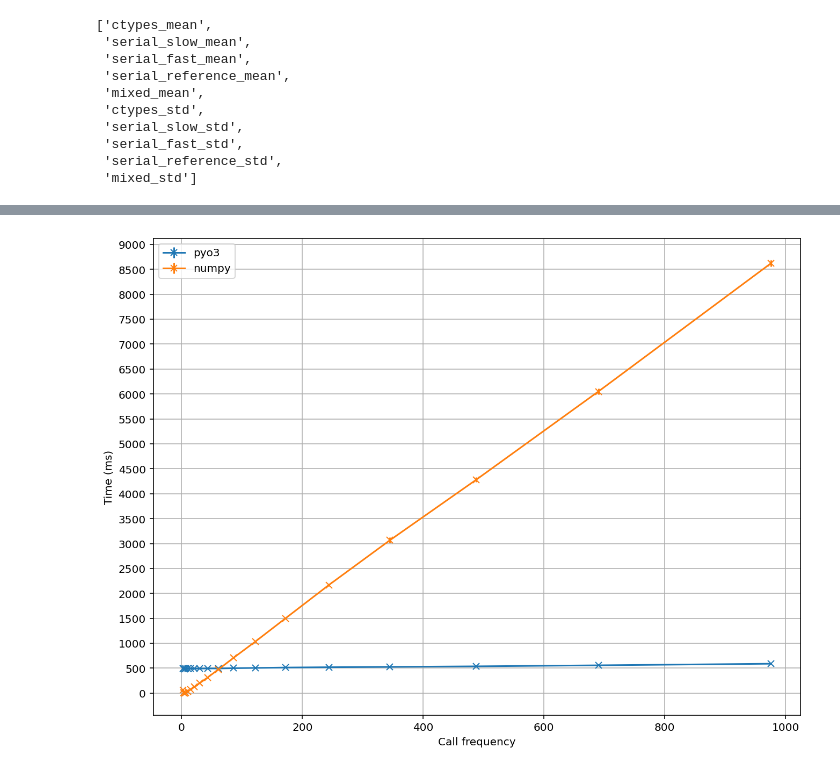
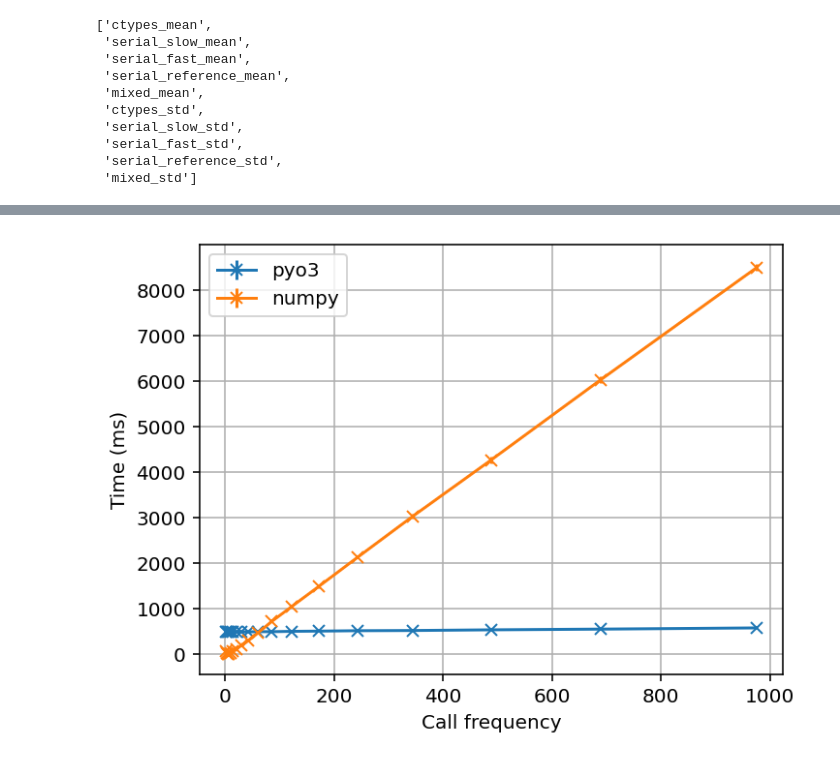
Before and after one commit to isinyaaa/python-ffi, a Jupyter notebook: plots.ipynb, the cells around one changed output, grey strips where cells are left out. Drawn from its saved outputs; the diff is of its cells as text; code cells hidden in the pictures.

```diff
--- a/plots.ipynb
+++ b/plots.ipynb
@@ -249,18 +249,18 @@ chunked std
 # %%
-plt.figure(figsize=(len(ustd['numpy']['x'])*0.6, 8), dpi=144)
+plt.figure(figsize=(len(ustd['numpy']['x'])*0.3, 4), dpi=144)
 plt.grid(True)
 
-plt.yticks(np.arange(0, 10000, 500))
+plt.yticks(np.arange(0, 10000, 1000))
 for name, args in ustd.items():
     plt.errorbar(x=imlabels, y=args['y'] - spr, yerr=args['yerr'], fmt='x-', label=name)
 
 plt.xlabel('Call frequency')
 plt.ylabel('Time (ms)')
 plt.legend()
 plt.savefig('plots/add_std.png')
 plt.show()
 # %% [output]
-[figure, old version]
+[figure, new version]
 # %%
 for name, args in ustd.items():
     p, V = np.polyfit(imlabels, args['y'] - npr, 1, w=1/np.sqrt(args['yerr']), cov=True)
```
Also changed, not shown: parts of 9 cells of this notebook, 6 other files.
